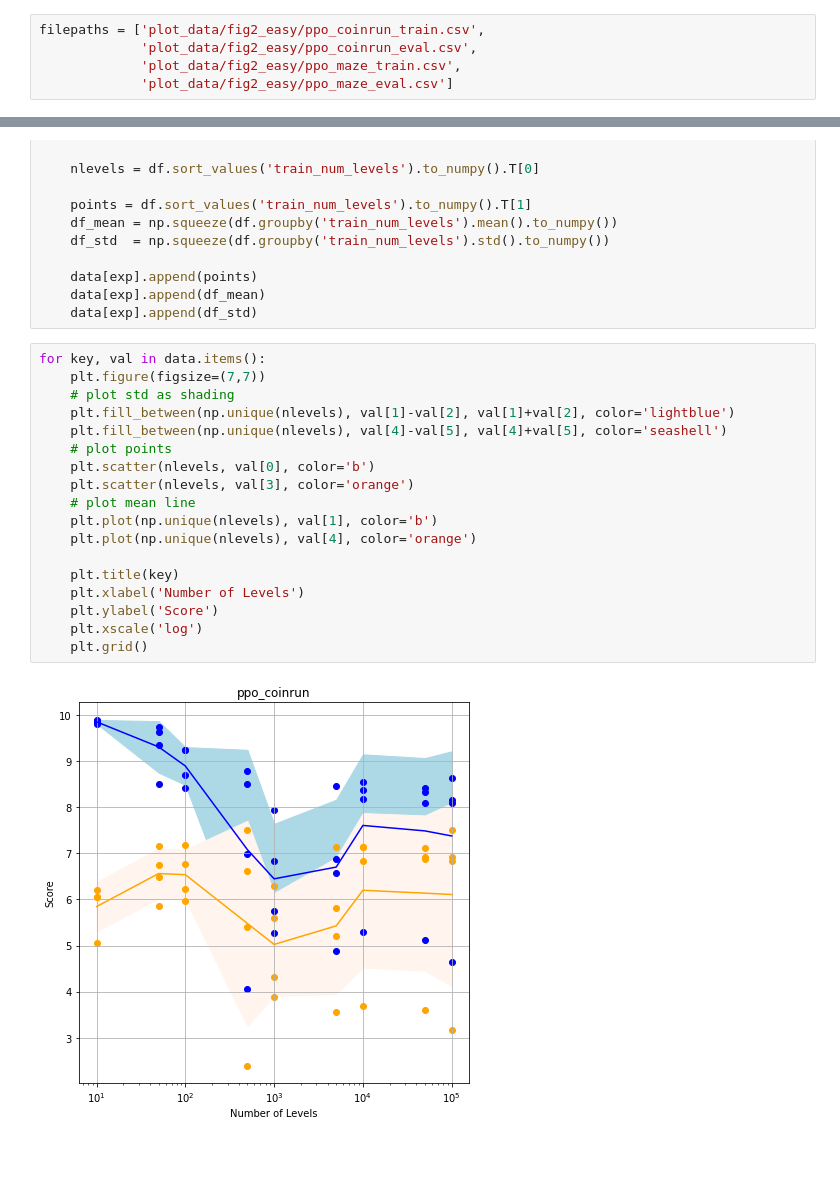
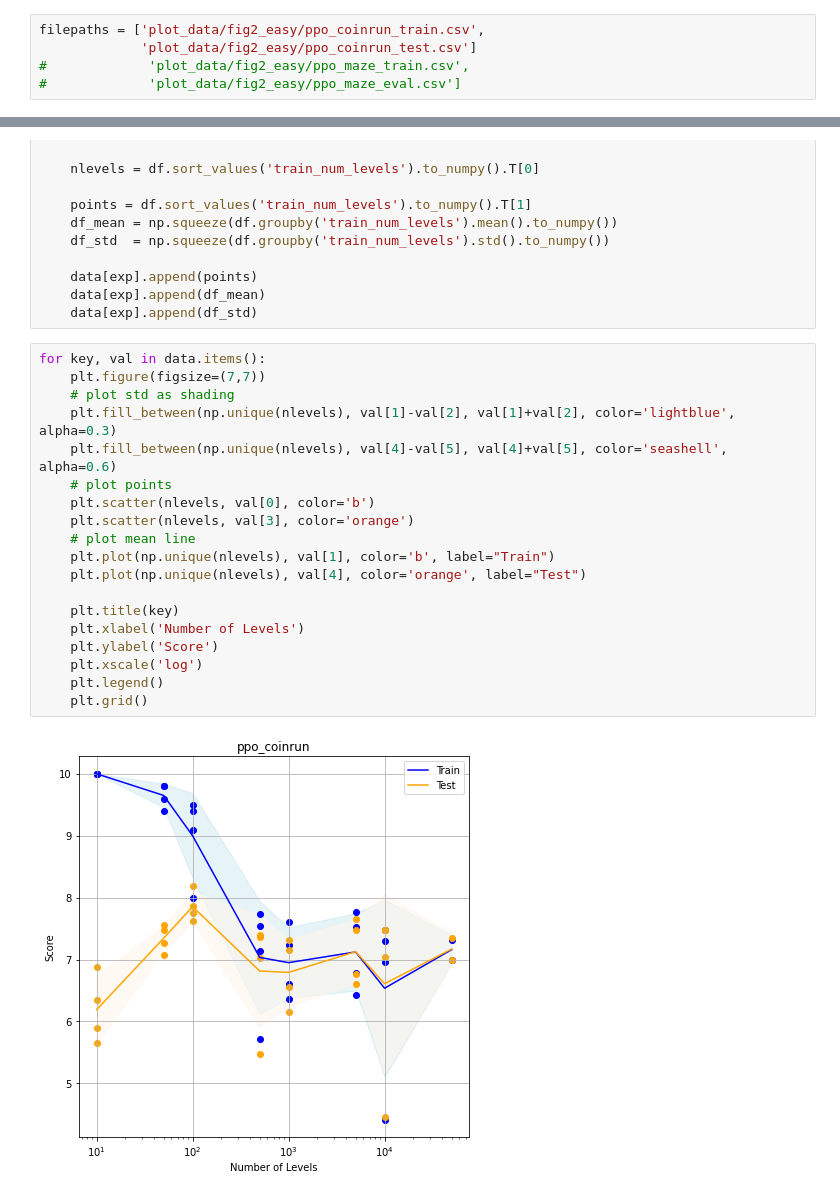
Before and after one commit to udeepam/aldm, a Jupyter notebook: notebooks/fig2 plot.ipynb, the cells around one changed output, grey strips where cells are left out. Cells and saved outputs as stored; diff of their text form; blank space fills up the shorter version.

```diff
--- a/notebooks/fig2 plot.ipynb
+++ b/notebooks/fig2 plot.ipynb
@@ -7,9 +9,9 @@ import matplotlib.pyplot as plt
 from collections import defaultdict
 # %%
 filepaths = ['plot_data/fig2_easy/ppo_coinrun_train.csv',
-             'plot_data/fig2_easy/ppo_coinrun_eval.csv',
-             'plot_data/fig2_easy/ppo_maze_train.csv',
-             'plot_data/fig2_easy/ppo_maze_eval.csv']
+             'plot_data/fig2_easy/ppo_coinrun_test.csv']
+#             'plot_data/fig2_easy/ppo_maze_train.csv',
+#             'plot_data/fig2_easy/ppo_maze_eval.csv']
 # %%
 data = defaultdict(list)
 for filepath in filepaths:
@@ -28,20 +30,21 @@ for filepath in filepaths:
 # %%
 for key, val in data.items():
     plt.figure(figsize=(7,7))
     # plot std as shading
-    plt.fill_between(np.unique(nlevels), val[1]-val[2], val[1]+val[2], color='lightblue')
-    plt.fill_between(np.unique(nlevels), val[4]-val[5], val[4]+val[5], color='seashell')
+    plt.fill_between(np.unique(nlevels), val[1]-val[2], val[1]+val[2], color='lightblue', alpha=0.3)
+    plt.fill_between(np.unique(nlevels), val[4]-val[5], val[4]+val[5], color='seashell', alpha=0.6)
     # plot points
     plt.scatter(nlevels, val[0], color='b')
     plt.scatter(nlevels, val[3], color='orange')
     # plot mean line
-    plt.plot(np.unique(nlevels), val[1], color='b')
-    plt.plot(np.unique(nlevels), val[4], color='orange')
+    plt.plot(np.unique(nlevels), val[1], color='b', label="Train")
+    plt.plot(np.unique(nlevels), val[4], color='orange', label="Test")
 
     plt.title(key)
     plt.xlabel('Number of Levels')
     plt.ylabel('Score')
     plt.xscale('log')
+    plt.legend()
     plt.grid()
 # %% [output]
-[figure, old version]
+[figure, new version]
```
Also changed, not shown: parts of 2 cells of this notebook, 27 other files.
